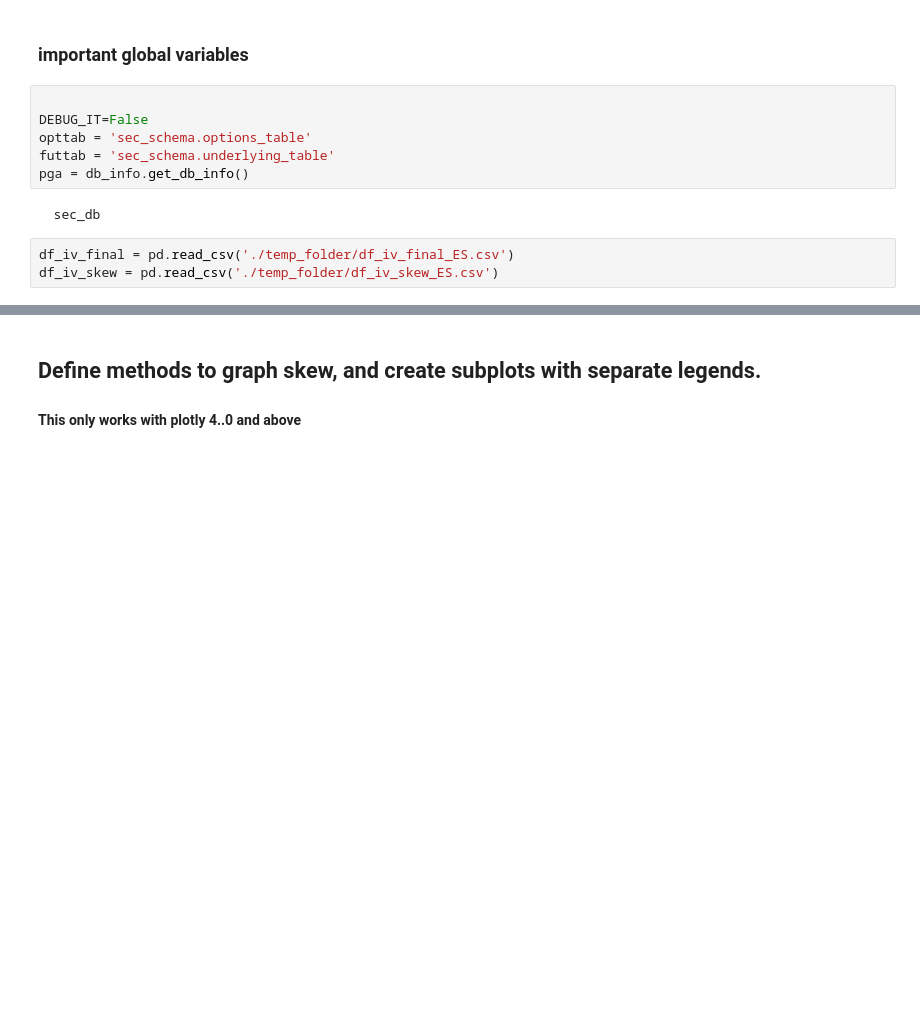
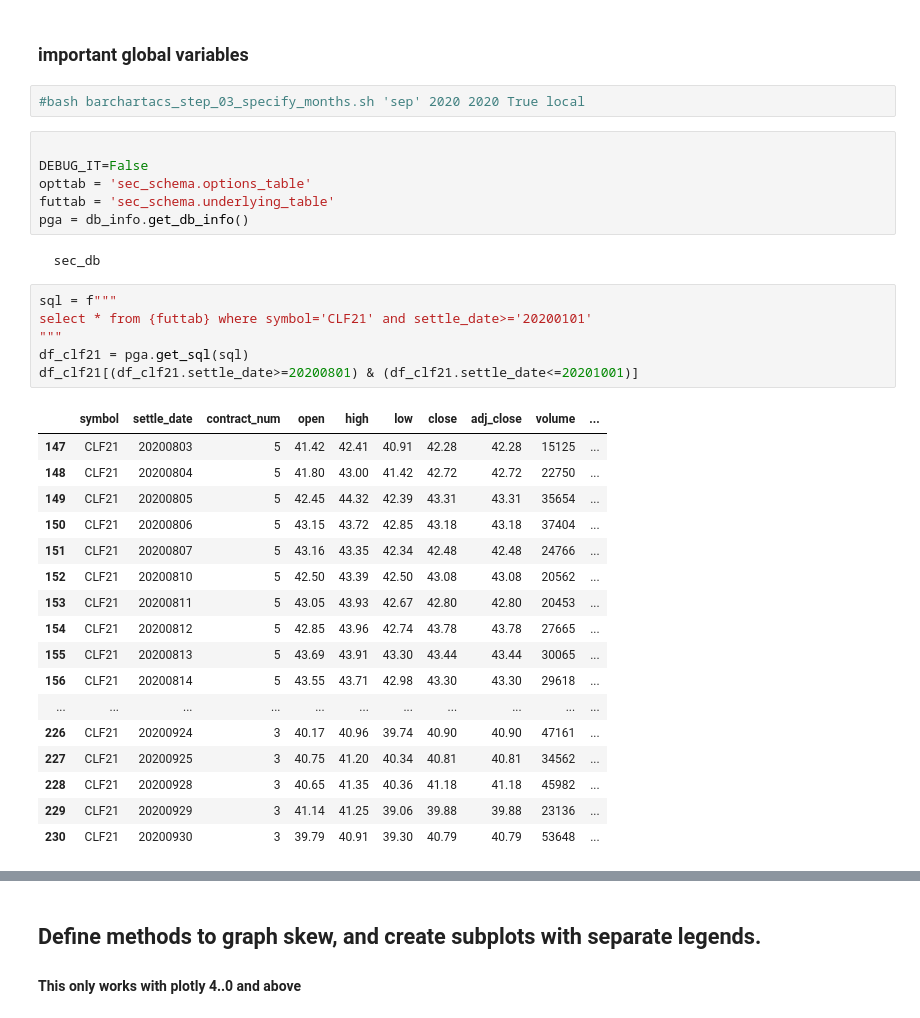
Before and after one commit to bgithub1/barchartacs, a Jupyter notebook: barchartacs/research_commod_options_skew.ipynb, the cells around one changed output, grey strips where cells are left out. Saved outputs shown, nothing was run; the diff lists cells and outputs as text; blank space fills up the shorter version.

```diff
--- a/barchartacs/research_commod_options_skew.ipynb
+++ b/barchartacs/research_commod_options_skew.ipynb
@@ -48,5 +50,7 @@ import pandas_datareader.data as pdr
 # %% [markdown]
 ### important global variables
+# %%
+#bash barchartacs_step_03_specify_months.sh 'sep' 2020 2020 True local
 # %%
 
 DEBUG_IT=False
@@ -55,6 +59,27 @@ futtab = 'sec_schema.underlying_table'
 pga = db_info.get_db_info()
 # %% [output]
   sec_db
-# %%
-df_iv_final = pd.read_csv('./temp_folder/df_iv_final_ES.csv')
-df_iv_skew = pd.read_csv('./temp_folder/df_iv_skew_ES.csv')
+# %%
+sql = f"""
+select * from {futtab} where symbol='CLF21' and settle_date>='20200101'
+"""
+df_clf21 = pga.get_sql(sql)
+df_clf21[(df_clf21.settle_date>=20200801) & (df_clf21.settle_date<=20201001)]
+# %% [output]
+|  | symbol | settle_date | contract_num | open | high | low | close | adj_close | volume | ... |
+| 147 | CLF21 | 20200803 | 5 | 41.42 | 42.41 | 40.91 | 42.28 | 42.28 | 15125 | ... |
+| 148 | CLF21 | 20200804 | 5 | 41.80 | 43.00 | 41.42 | 42.72 | 42.72 | 22750 | ... |
+| 149 | CLF21 | 20200805 | 5 | 42.45 | 44.32 | 42.39 | 43.31 | 43.31 | 35654 | ... |
+| 150 | CLF21 | 20200806 | 5 | 43.15 | 43.72 | 42.85 | 43.18 | 43.18 | 37404 | ... |
+| 151 | CLF21 | 20200807 | 5 | 43.16 | 43.35 | 42.34 | 42.48 | 42.48 | 24766 | ... |
+| 152 | CLF21 | 20200810 | 5 | 42.50 | 43.39 | 42.50 | 43.08 | 43.08 | 20562 | ... |
+| 153 | CLF21 | 20200811 | 5 | 43.05 | 43.93 | 42.67 | 42.80 | 42.80 | 20453 | ... |
+| 154 | CLF21 | 20200812 | 5 | 42.85 | 43.96 | 42.74 | 43.78 | 43.78 | 27665 | ... |
+| 155 | CLF21 | 20200813 | 5 | 43.69 | 43.91 | 43.30 | 43.44 | 43.44 | 30065 | ... |
+| 156 | CLF21 | 20200814 | 5 | 43.55 | 43.71 | 42.98 | 43.30 | 43.30 | 29618 | ... |
+| ... | ... | ... | ... | ... | ... | ... | ... | ... | ... | ... |
+| 226 | CLF21 | 20200924 | 3 | 40.17 | 40.96 | 39.74 | 40.90 | 40.90 | 47161 | ... |
+| 227 | CLF21 | 20200925 | 3 | 40.75 | 41.20 | 40.34 | 40.81 | 40.81 | 34562 | ... |
+| 228 | CLF21 | 20200928 | 3 | 40.65 | 41.35 | 40.36 | 41.18 | 41.18 | 45982 | ... |
+| 229 | CLF21 | 20200929 | 3 | 41.14 | 41.25 | 39.06 | 39.88 | 39.88 | 23136 | ... |
+| 230 | CLF21 | 20200930 | 3 | 39.79 | 40.91 | 39.30 | 40.79 | 40.79 | 53648 | ... |
```
Also changed, not shown: parts of 10 cells of this notebook, 5 other files.
